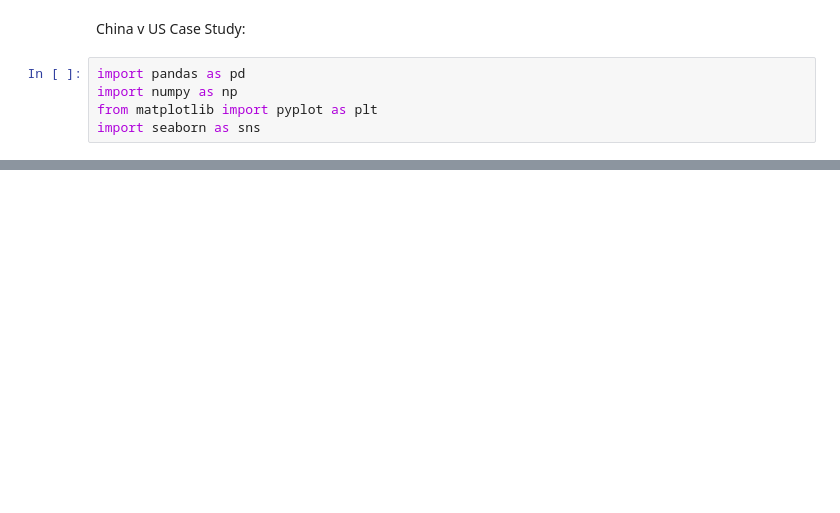
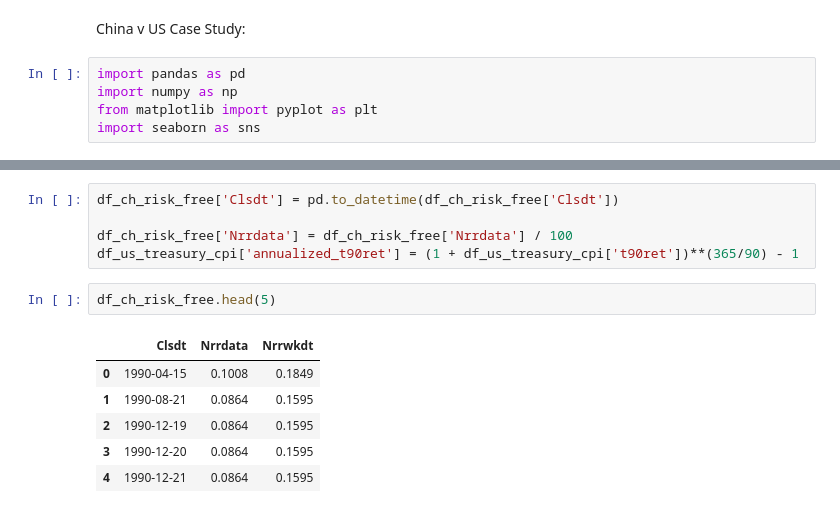
Before and after one commit to rishabh-mandayam/metric_building, a Jupyter notebook: initial_notebook.ipynb, the cells around one changed output, grey strips where cells are left out. Cells and saved outputs as stored; diff of their text form; blank space fills up the shorter version.

```diff
--- a/initial_notebook.ipynb
+++ b/initial_notebook.ipynb
@@ -45,0 +59,14 @@ df_ch_risk_free
+# %%
+df_ch_risk_free['Clsdt'] = pd.to_datetime(df_ch_risk_free['Clsdt'])
+
+df_ch_risk_free['Nrrdata'] = df_ch_risk_free['Nrrdata'] / 100
+df_us_treasury_cpi['annualized_t90ret'] = (1 + df_us_treasury_cpi['t90ret'])**(365/90) - 1
+# %%
+df_ch_risk_free.head(5)
+# %% [output]
+|  | Clsdt | Nrrdata | Nrrwkdt |
+| 0 | 1990-04-15 | 0.1008 | 0.1849 |
+| 1 | 1990-08-21 | 0.0864 | 0.1595 |
+| 2 | 1990-12-19 | 0.0864 | 0.1595 |
+| 3 | 1990-12-20 | 0.0864 | 0.1595 |
+| 4 | 1990-12-21 | 0.0864 | 0.1595 |
```
Also changed, not shown: parts of 6 cells of this notebook.
